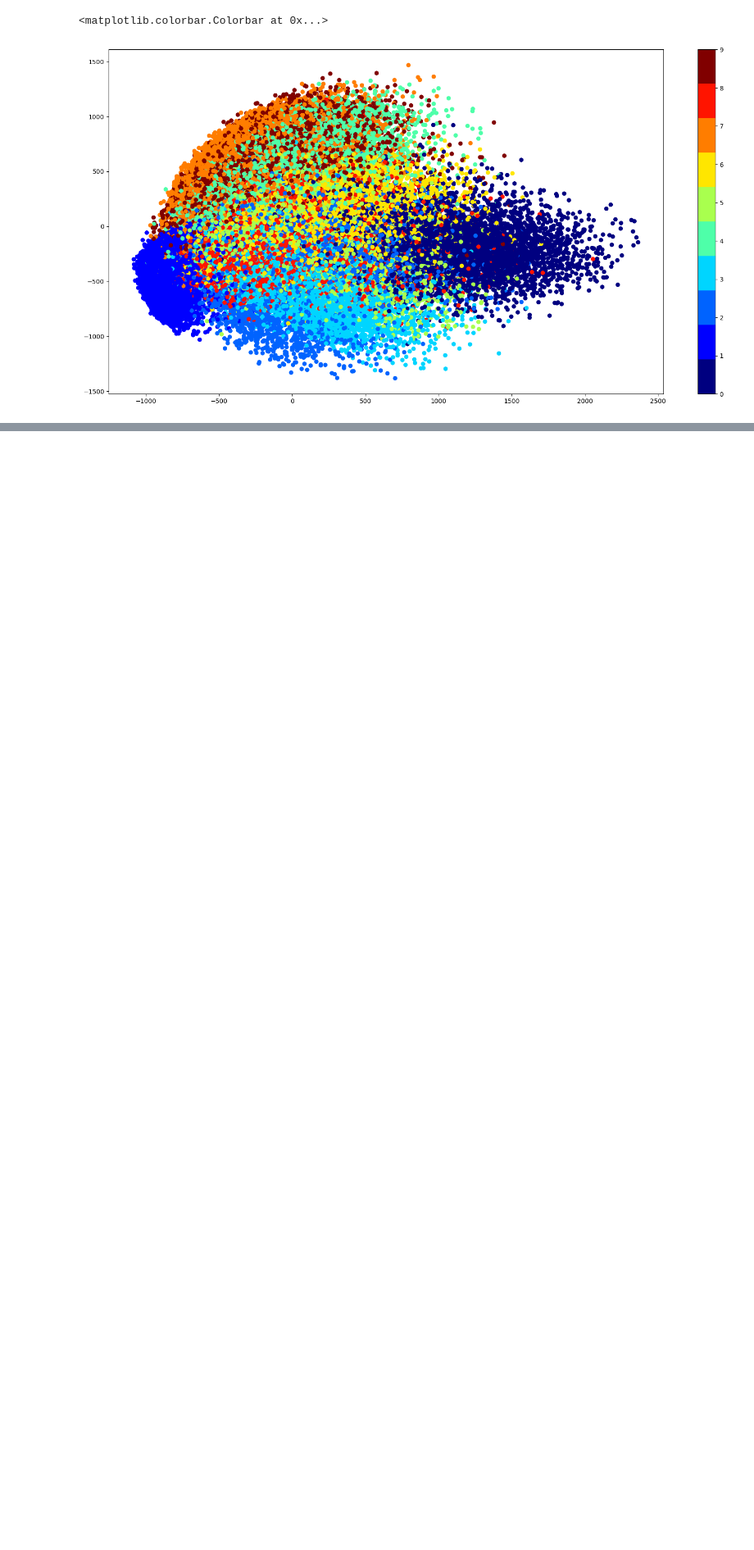
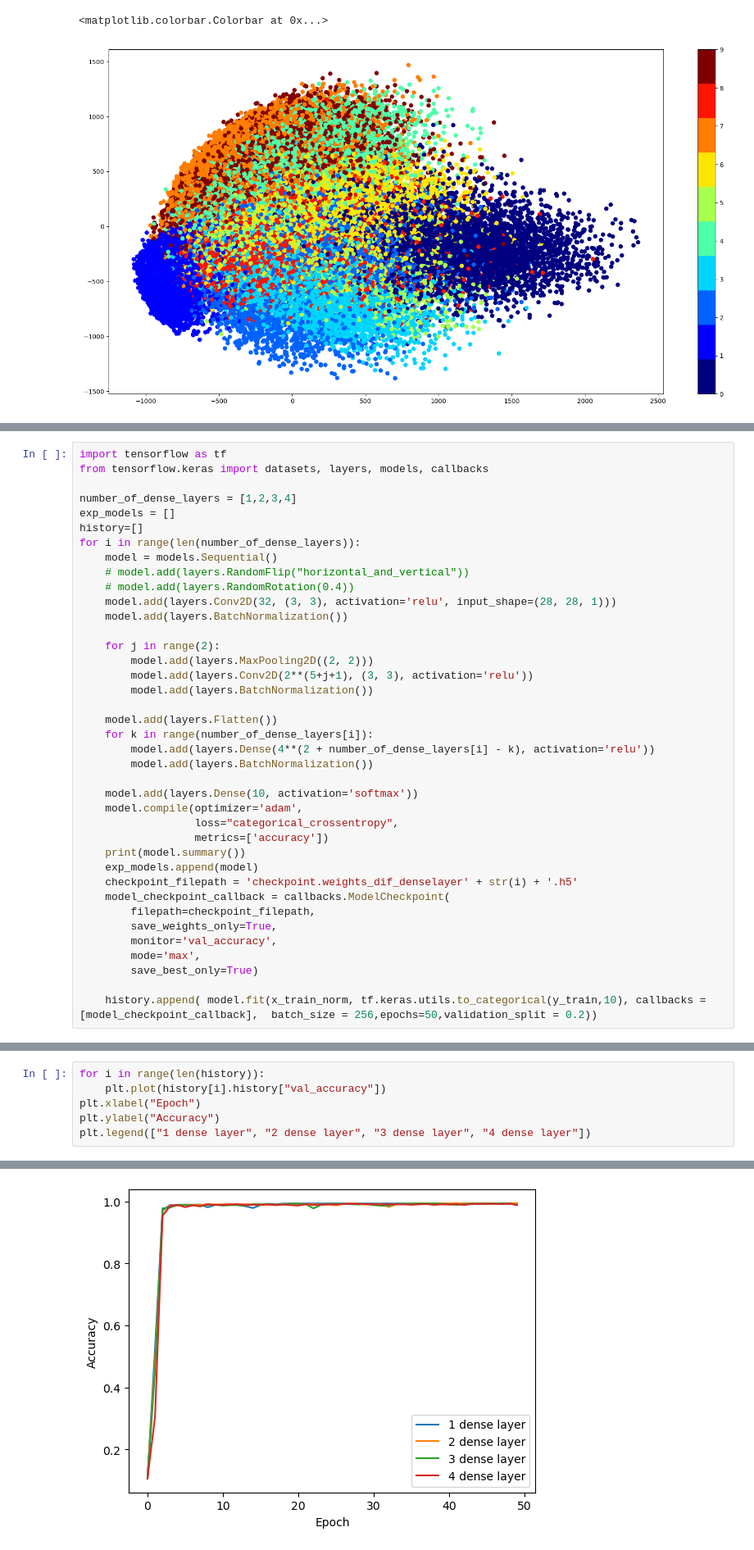
Before and after one commit to jellybelly24/pre_interview_test, a Jupyter notebook: Image_classification_MNIST_Dataset/Data exploratory analysis and model training.ipynb, the cells around one changed output, grey strips where cells are left out. Shown at 82% size. Cells and saved outputs as stored; diff of their text form; blank space fills up the shorter version.

```diff
--- a/Image_classification_MNIST_Dataset/Data exploratory analysis and model training.ipynb
+++ b/Image_classification_MNIST_Dataset/Data exploratory analysis and model training.ipynb
@@ -105,0 +192,39 @@ plt.colorbar(ticks=range(10))
+# %%
+import tensorflow as tf
+from tensorflow.keras import datasets, layers, models, callbacks
+
+number_of_dense_layers = [1,2,3,4]
+exp_models = []
+history=[]
+for i in range(len(number_of_dense_layers)):
+    model = models.Sequential()
+    # model.add(layers.RandomFlip("horizontal_and_vertical"))
+    # model.add(layers.RandomRotation(0.4))
+    model.add(layers.Conv2D(32, (3, 3), activation='relu', input_shape=(28, 28, 1)))
+    model.add(layers.BatchNormalization())
+
+    for j in range(2):
+        model.add(layers.MaxPooling2D((2, 2)))
+        model.add(layers.Conv2D(2**(5+j+1), (3, 3), activation='relu'))
+        model.add(layers.BatchNormalization())
+
+    model.add(layers.Flatten())
+    for k in range(number_of_dense_layers[i]):
+        model.add(layers.Dense(4**(2 + number_of_dense_layers[i] - k), activation='relu'))
+        model.add(layers.BatchNormalization())
+
+    model.add(layers.Dense(10, activation='softmax'))
+    model.compile(optimizer='adam',
+                  loss="categorical_crossentropy",
+                  metrics=['accuracy'])
+    print(model.summary())
+    exp_models.append(model)
+    checkpoint_filepath = 'checkpoint.weights_dif_denselayer' + str(i) + '.h5'
+    model_checkpoint_callback = callbacks.ModelCheckpoint(
+        filepath=checkpoint_filepath,
+        save_weights_only=True,
+        monitor='val_accuracy',
+        mode='max',
+        save_best_only=True)
+
+    history.append( model.fit(x_train_norm, tf.keras.utils.to_categorical(y_train,10), callbacks = [model_checkpoint_callback],  batch_size = 256,epochs=50,validation_split = 0.2))
@@ -105,0 +249,7 @@ plt.colorbar(ticks=range(10))
+# %%
+for i in range(len(history)):
+    plt.plot(history[i].history["val_accuracy"])
+plt.xlabel("Epoch")
+plt.ylabel("Accuracy")
+plt.legend(["1 dense layer", "2 dense layer", "3 dense layer", "4 dense layer"])
+# %% [output]
@@ -105,0 +257 @@ plt.colorbar(ticks=range(10))
+[figure, added]
```
Also changed, not shown: parts of 31 cells of this notebook, 14 other files.
